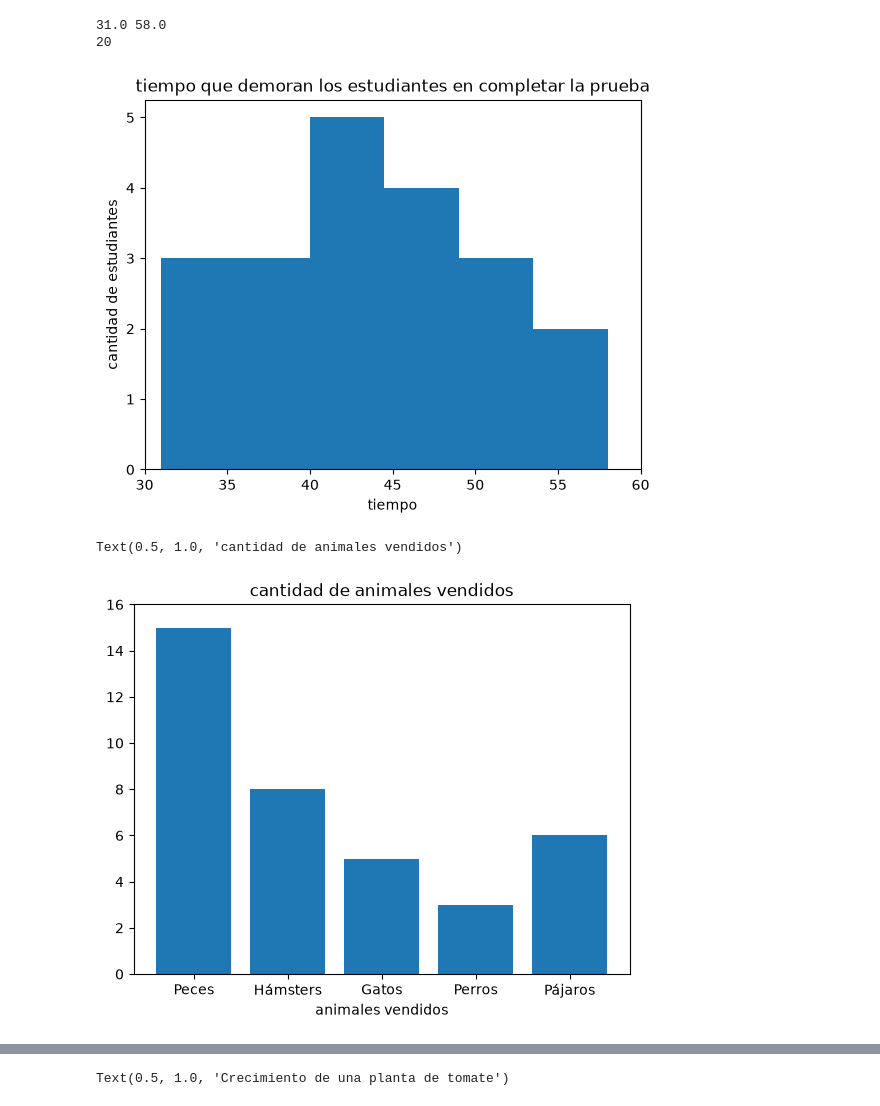
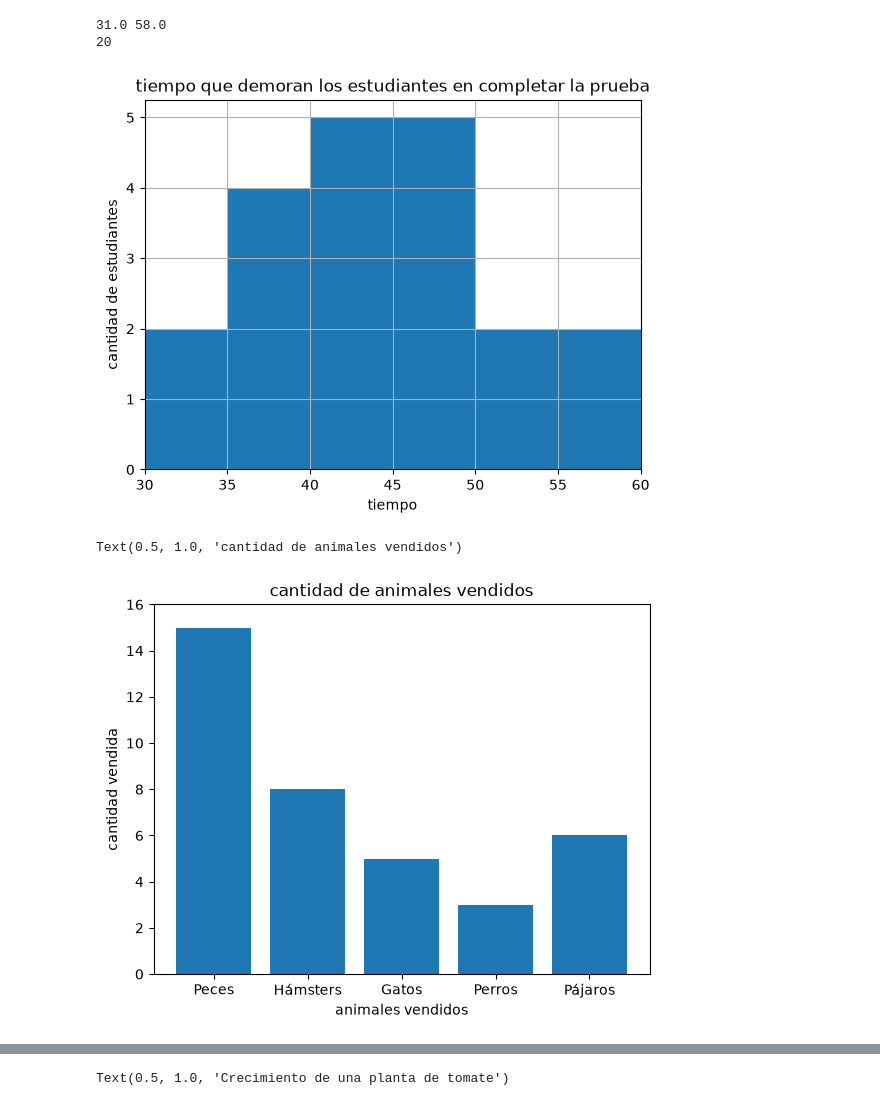
Before and after one commit to Dewscot/Clases, a Jupyter notebook: Lab 1/Ejercicios/Graficas/Graficas_ejercicios.ipynb, the cells around one changed output, grey strips where cells are left out. Cells and saved outputs as stored; diff of their text form; code cells hidden in the pictures.

```diff
--- a/Lab 1/Ejercicios/Graficas/Graficas_ejercicios.ipynb
+++ b/Lab 1/Ejercicios/Graficas/Graficas_ejercicios.ipynb
@@ -12,27 +12,29 @@ print(len(x))
 31.0 58.0
 20
 # %%
-plt.hist(y,6)
-plt.grid= True
+intervalos = np.arange(30,61,5)
+
+plt.hist(y,bins=intervalos)
+plt.grid(True)
 plt.xlim(30,60)
 plt.xlabel('tiempo')
 plt.ylabel('cantidad de estudiantes')
 plt.title("tiempo que demoran los estudiantes en completar la prueba")
 plt.show()
 # %% [output]
-[figure, old version]
+[figure, new version]
 # %%
 dato_barras1=np.genfromtxt('02_barras.txt',dtype='str')
-dato_barras2=np.genfromtxt('02_barras.txt',dtype='int')
 x= dato_barras1[:,0]
-y= dato_barras2[:,1]
+y= dato_barras1[:,1].astype(int)
 plt.bar(x,y)
 plt.ylim(0,16)
 plt.xlabel('animales vendidos')
+plt.ylabel('cantidad vendida')
 plt.title('cantidad de animales vendidos')
 # %% [output]
 Text(0.5, 1.0, 'cantidad de animales vendidos')
-[figure, old version]
+[figure, new version]
 # %%
 datos_circulo1 = np.genfromtxt('03_circular.txt',dtype='str')
 datos_circulo2 = np.genfromtxt('03_circular.txt',dtype='int')
```
Also changed, not shown: parts of 2 cells of this notebook.
